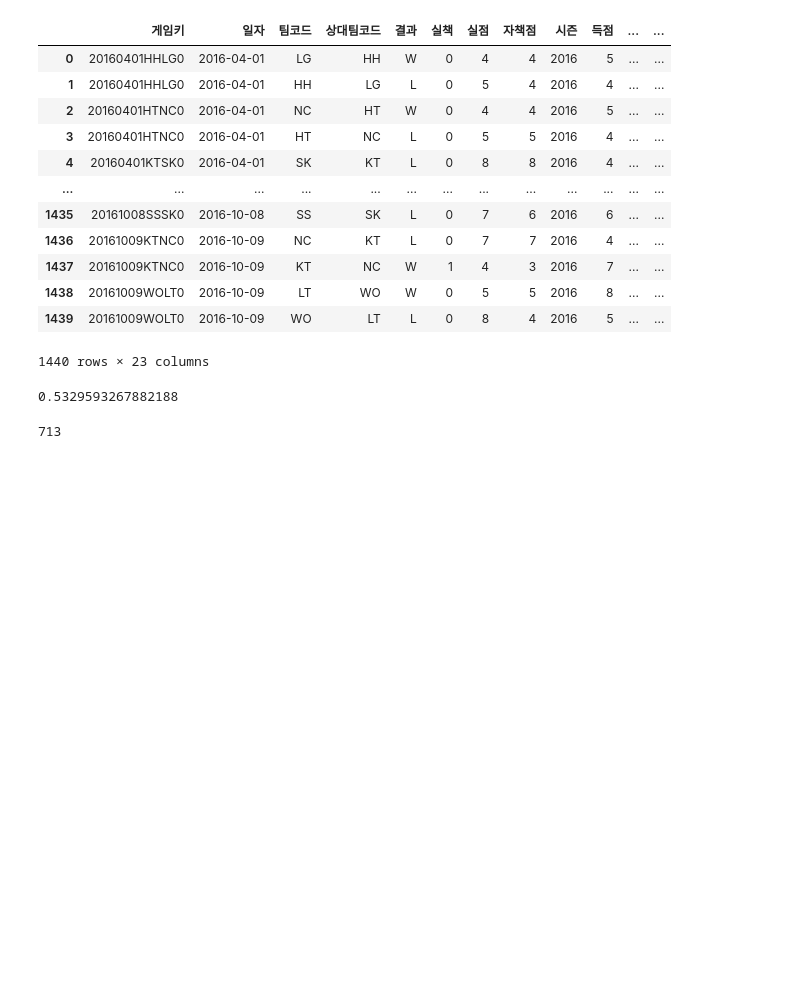
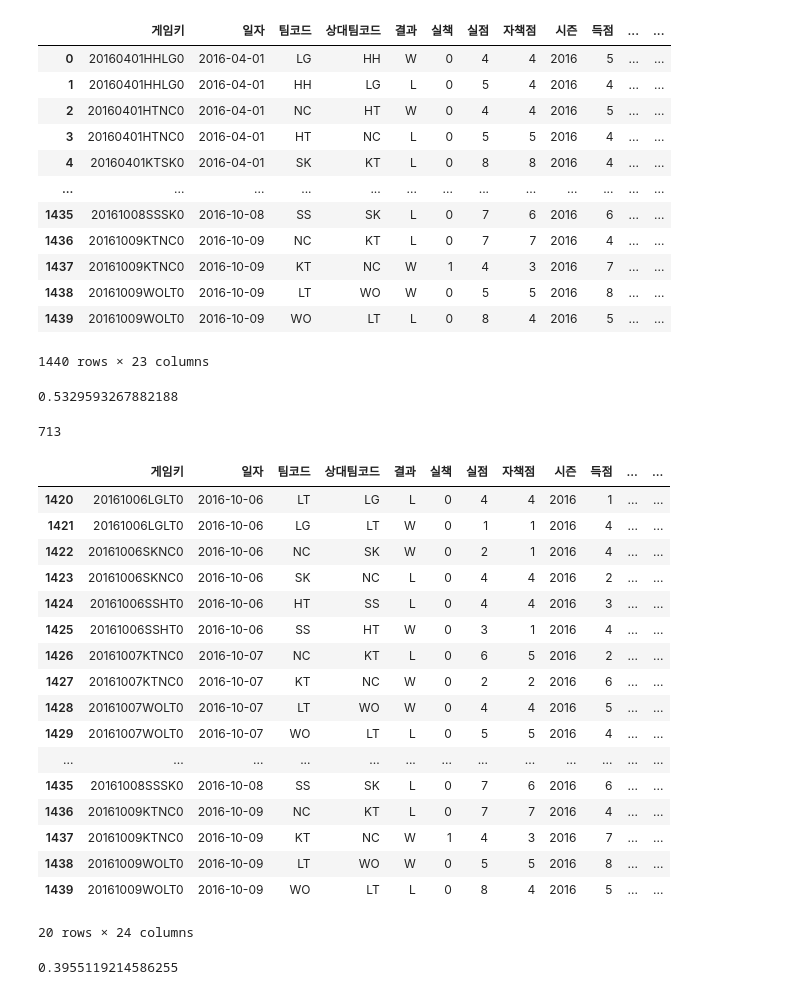
Before and after one commit to seonghunYang/big_contest2020, a Jupyter notebook: EDA2-팀별 경기시작전 평균득점, 실점, 승률, 상대승률과 승패와의 관계 .ipynb, the cells around one changed output. Drawn from its saved outputs; the diff is of its cells as text; code cells hidden in the pictures; blank space fills up the shorter version.

Commit message:
시작전상대승률과 승패와의 관계

```diff
--- a/EDA2-팀별 경기시작전 평균득점, 실점, 승률, 상대승률과 승패와의 관계 .ipynb
+++ b/EDA2-팀별 경기시작전 평균득점, 실점, 승률, 상대승률과 승패와의 관계 .ipynb
@@ -356,3 +372,41 @@ len(team_stat_2016[(team_stat_2016['결과'] == 'W') & (team_stat_2016['결과']
 len(team_stat_2016[(team_stat_2016['결과'] == 'W')])
 # %% [output]
 713
+# %%
+# 상대 전적을 통해 전적이 높은 놈이 얼마나 많이 이기는지 보기
+def verseWinPred(row):
+    game = team_stat_2016[team_stat_2016['게임키'] == row['게임키']]
+    verse = game[row['상대팀코드'] == game['팀코드']]
+    if float(row['시작전상대승률']) > float(verse['시작전상대승률']):
+        row['시작전상대승률예측'] = 'W'
+    elif float(row['시작전상대승률']) == float(verse['시작전상대승률']):
+        row['시작전상대승률예측'] = 'D'
+    else:
+        row['시작전상대승률예측'] = 'L'
+    return row
+team_stat_2016 = team_stat_2016.apply(verseWinPred, axis=1)
+# %%
+team_stat_2016.tail(20)
+# %% [output]
+|  | 게임키 | 일자 | 팀코드 | 상대팀코드 | 결과 | 실책 | 실점 | 자책점 | 시즌 | 득점 | ... | ... |
+| 1420 | 20161006LGLT0 | 2016-10-06 | LT | LG | L | 0 | 4 | 4 | 2016 | 1 | ... | ... |
+| 1421 | 20161006LGLT0 | 2016-10-06 | LG | LT | W | 0 | 1 | 1 | 2016 | 4 | ... | ... |
+| 1422 | 20161006SKNC0 | 2016-10-06 | NC | SK | W | 0 | 2 | 1 | 2016 | 4 | ... | ... |
+| 1423 | 20161006SKNC0 | 2016-10-06 | SK | NC | L | 0 | 4 | 4 | 2016 | 2 | ... | ... |
+| 1424 | 20161006SSHT0 | 2016-10-06 | HT | SS | L | 0 | 4 | 4 | 2016 | 3 | ... | ... |
+| 1425 | 20161006SSHT0 | 2016-10-06 | SS | HT | W | 0 | 3 | 1 | 2016 | 4 | ... | ... |
+| 1426 | 20161007KTNC0 | 2016-10-07 | NC | KT | L | 0 | 6 | 5 | 2016 | 2 | ... | ... |
+| 1427 | 20161007KTNC0 | 2016-10-07 | KT | NC | W | 0 | 2 | 2 | 2016 | 6 | ... | ... |
+| 1428 | 20161007WOLT0 | 2016-10-07 | LT | WO | W | 0 | 4 | 4 | 2016 | 5 | ... | ... |
+| 1429 | 20161007WOLT0 | 2016-10-07 | WO | LT | L | 0 | 5 | 5 | 2016 | 4 | ... | ... |
+| ... | ... | ... | ... | ... | ... | ... | ... | ... | ... | ... | ... | ... |
+| 1435 | 20161008SSSK0 | 2016-10-08 | SS | SK | L | 0 | 7 | 6 | 2016 | 6 | ... | ... |
+| 1436 | 20161009KTNC0 | 2016-10-09 | NC | KT | L | 0 | 7 | 7 | 2016 | 4 | ... | ... |
+| 1437 | 20161009KTNC0 | 2016-10-09 | KT | NC | W | 1 | 4 | 3 | 2016 | 7 | ... | ... |
+| 1438 | 20161009WOLT0 | 2016-10-09 | LT | WO | W | 0 | 5 | 5 | 2016 | 8 | ... | ... |
+| 1439 | 20161009WOLT0 | 2016-10-09 | WO | LT | L | 0 | 8 | 4 | 2016 | 5 | ... | ... |
+20 rows × 24 columns
+# %%
+len(team_stat_2016[(team_stat_2016['결과'] == 'W') & (team_stat_2016['결과'] == team_stat_2016['시작전상대승률예측'])]) / len(team_stat_2016[(team_stat_2016['결과'] == 'W')])
+# %% [output]
+0.3955119214586255
```
Also changed, not shown: parts of 1 cell of this notebook.
